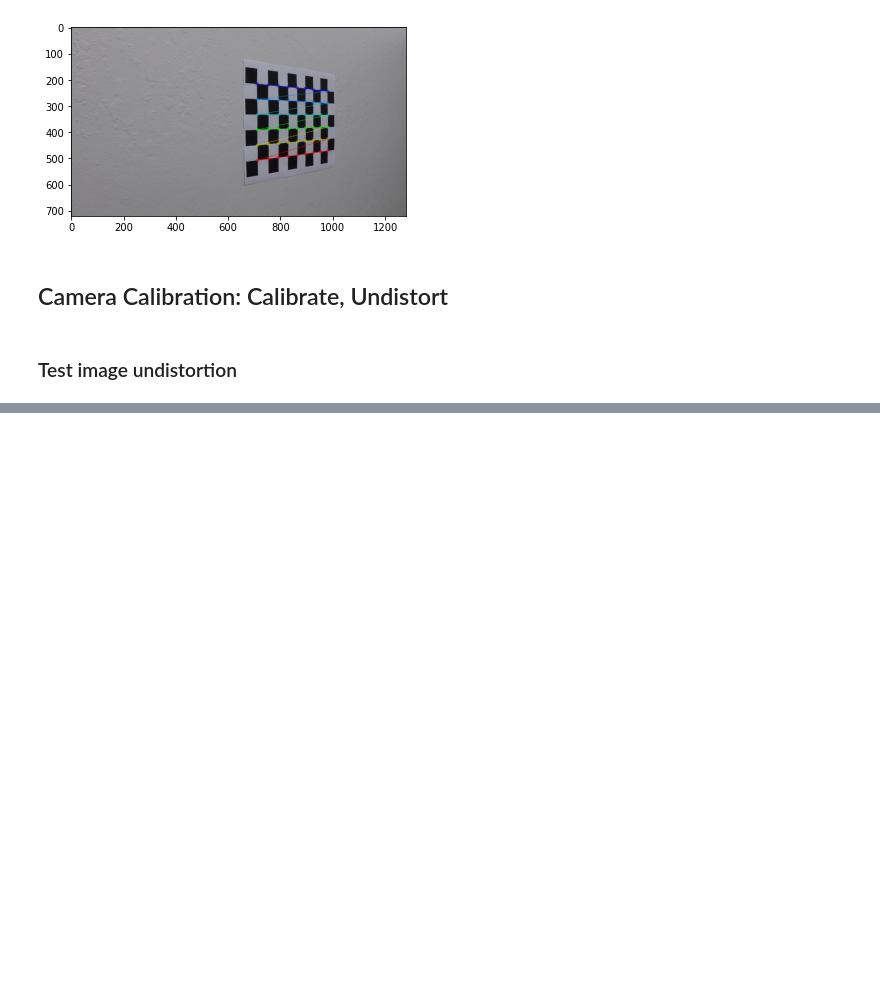
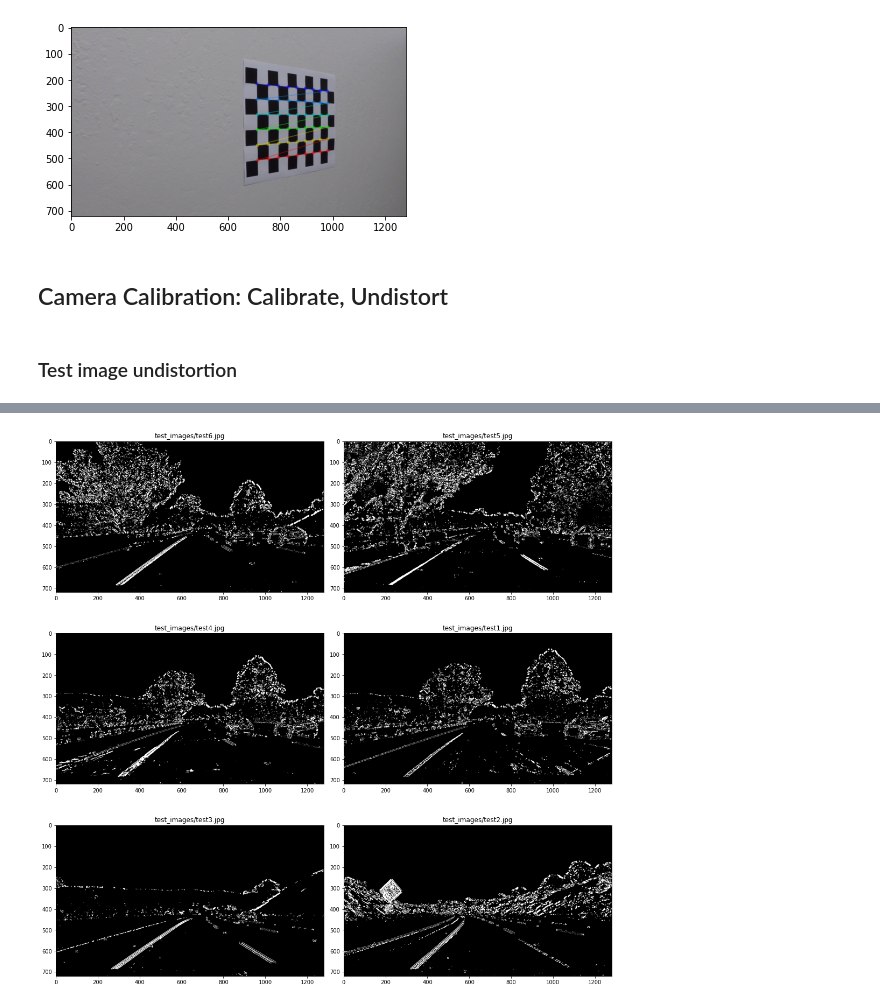
Before and after one commit to VitaliiLakusta/CarND-Advanced-Lane-Lines, a Jupyter notebook: index.ipynb, the cells around one changed output, grey strips where cells are left out. Drawn from its saved outputs; the diff is of its cells as text; code cells hidden in the pictures; blank space fills up the shorter version.

```diff
--- a/index.ipynb
+++ b/index.ipynb
@@ -85,0 +181,5 @@ True
+# %%
+threshImgs = list(map(lambda img: combinedGradAndColorThresh(img), testRoadImages))
+show_images(threshImgs, testRoadImgFnames)
+# %% [output]
+[figure, added]
```
Also changed, not shown: parts of 7 cells of this notebook, 12 other files.
